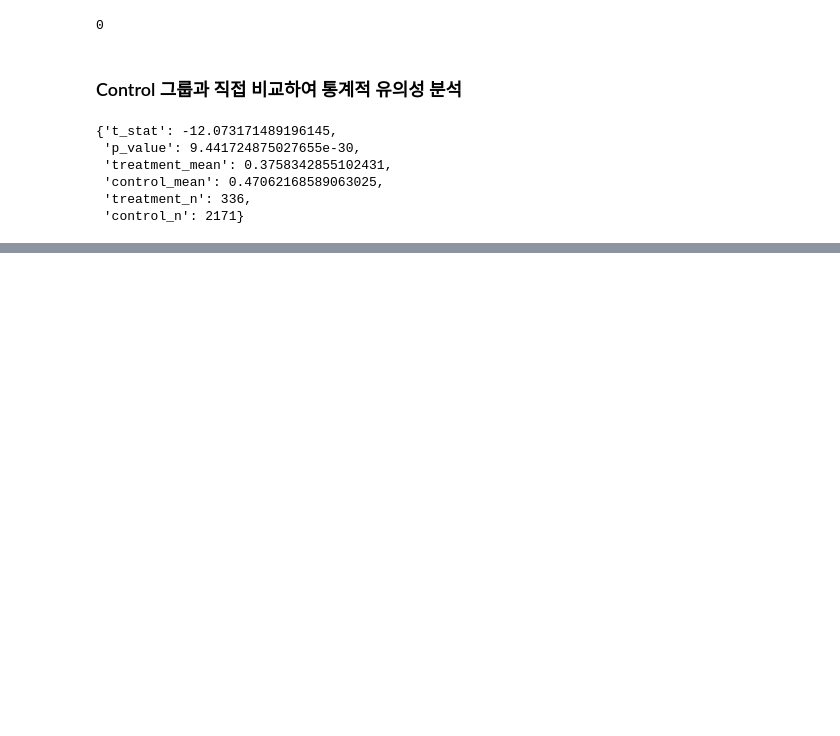
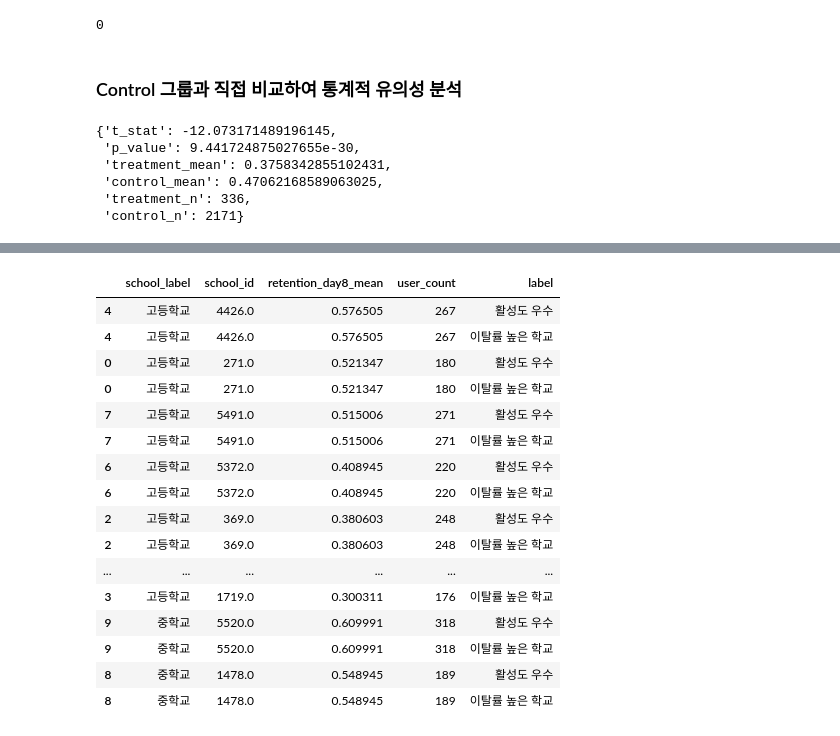
Before and after one commit to saeraniren/advanced_project, a Jupyter notebook: 최최종 마스터 테이블.ipynb, the cells around one changed output, grey strips where cells are left out. Cells and saved outputs as stored; diff of their text form; code cells hidden in the pictures; blank space fills up the shorter version.

```diff
--- a/최최종 마스터 테이블.ipynb
+++ b/최최종 마스터 테이블.ipynb
@@ -267,0 +617,10 @@ control_mean = control_ret.mean()
+# %%
+
+# 파일 불러오기
+v6_df = pd.read_csv('/home/eunyu/master_table_v6.csv')
+
+# 컬럼 확인
+v6_df_cols = set(v6_df.columns)
+
+# 결과 반환
+v6_df
@@ -267,0 +794,42 @@ control_mean = control_ret.mean()
+# %%
+# school_type이 있는 원본 df에서 리텐션 평균/유저 수 계산
+school_ret_labeled = v6_df[v6_df["school_type"].isin(["M", "H"])].copy()
+school_ret_labeled["school_label"] = school_ret_labeled["school_type"].map({"M": "중학교", "H": "고등학교"})
+
+# groupby로 요약
+school_grouped = school_ret_labeled.groupby(["school_label", "school_id"])["retention_day8"] \
+    .agg(["mean", "count"]).reset_index()
+school_grouped.columns = ["school_label", "school_id", "retention_day8_mean", "user_count"]
+
+# 각 그룹에서 상위/하위 10개씩 추출
+ranked_tables = []
+
+for label in ["중학교", "고등학교"]:
+    df_sub = school_grouped[school_grouped["school_label"] == label]
+    top = df_sub.sort_values("retention_day8_mean", ascending=False).head(10).copy()
+    bot = df_sub.sort_values("retention_day8_mean", ascending=True).head(10).copy()
+    top["label"] = "활성도 우수"
+    bot["label"] = "이탈률 높은 학교"
+    ranked_tables.append(pd.concat([top, bot]))
+
+school_rank_by_type = pd.concat(ranked_tables).sort_values(["school_label", "retention_day8_mean"], ascending=[True, False])
+
+school_rank_by_type
+# %% [output]
+|  | school_label | school_id | retention_day8_mean | user_count | label |
+| 4 | 고등학교 | 4426.0 | 0.576505 | 267 | 활성도 우수 |
+| 4 | 고등학교 | 4426.0 | 0.576505 | 267 | 이탈률 높은 학교 |
+| 0 | 고등학교 | 271.0 | 0.521347 | 180 | 활성도 우수 |
+| 0 | 고등학교 | 271.0 | 0.521347 | 180 | 이탈률 높은 학교 |
+| 7 | 고등학교 | 5491.0 | 0.515006 | 271 | 활성도 우수 |
+| 7 | 고등학교 | 5491.0 | 0.515006 | 271 | 이탈률 높은 학교 |
+| 6 | 고등학교 | 5372.0 | 0.408945 | 220 | 활성도 우수 |
+| 6 | 고등학교 | 5372.0 | 0.408945 | 220 | 이탈률 높은 학교 |
+| 2 | 고등학교 | 369.0 | 0.380603 | 248 | 활성도 우수 |
+| 2 | 고등학교 | 369.0 | 0.380603 | 248 | 이탈률 높은 학교 |
+| ... | ... | ... | ... | ... | ... |
+| 3 | 고등학교 | 1719.0 | 0.300311 | 176 | 이탈률 높은 학교 |
+| 9 | 중학교 | 5520.0 | 0.609991 | 318 | 활성도 우수 |
+| 9 | 중학교 | 5520.0 | 0.609991 | 318 | 이탈률 높은 학교 |
+| 8 | 중학교 | 1478.0 | 0.548945 | 189 | 활성도 우수 |
+| 8 | 중학교 | 1478.0 | 0.548945 | 189 | 이탈률 높은 학교 |
```
Also changed, not shown: parts of 37 cells of this notebook, 1 other file.
